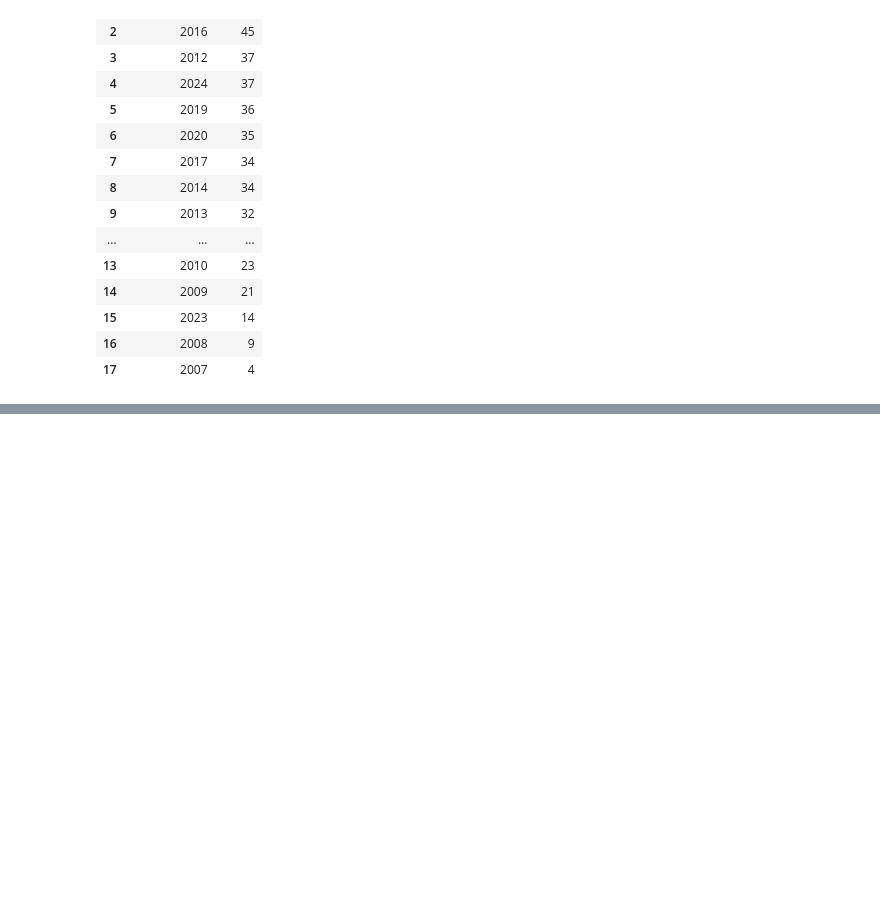
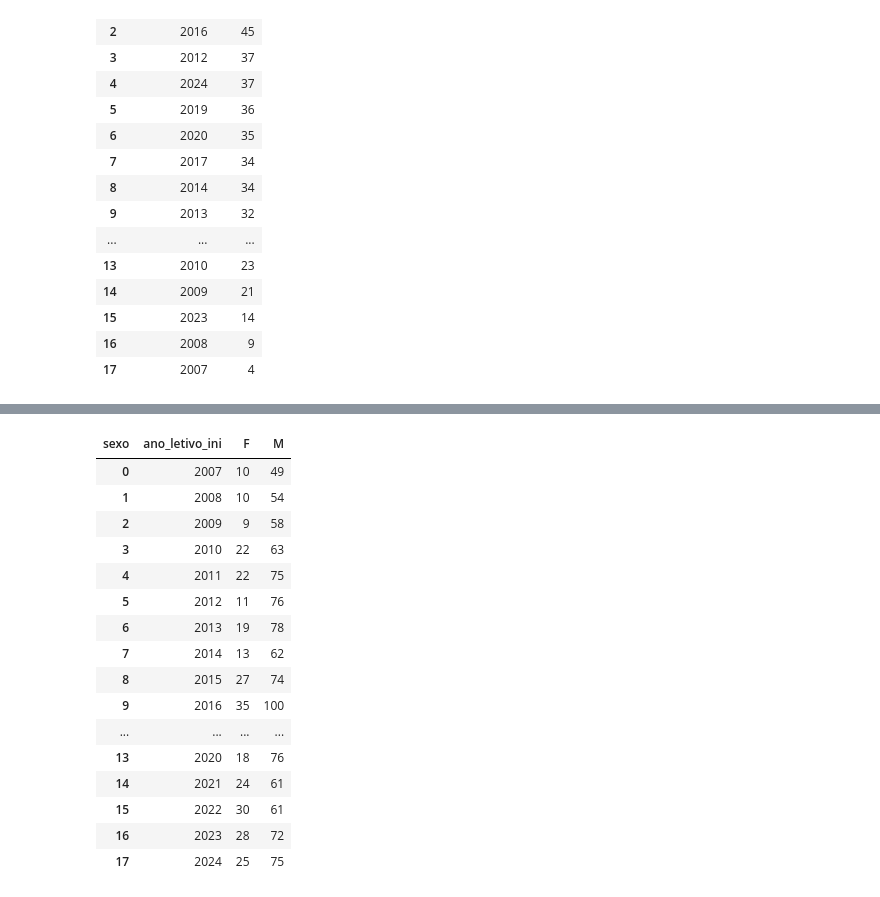
Before and after one commit to CarlosEduardo-araujo/Analise_Tcc, a Jupyter notebook: Notebooks/main_ifce.ipynb, the cells around one changed output, grey strips where cells are left out. Drawn from its saved outputs; the diff is of its cells as text; code cells hidden in the pictures; blank space fills up the shorter version.

```diff
--- a/Notebooks/main_ifce.ipynb
+++ b/Notebooks/main_ifce.ipynb
@@ -53,4 +53,4 @@ def snake_case(df):
     df.columns = cols_new
     return df
 
-snake_case(df1)
+df1 = snake_case(df1)
@@ -361,0 +325,22 @@ ValueError: Mime type rendering requires nbformat>=4.2.0 but it is not installed
+# %%
+df_gen = pd.pivot_table(df1, index = "ano_letivo_ini", columns= "sexo", values= "cod_matricula", aggfunc= "count").reset_index()
+# %%
+df_gen
+# %% [output]
+| sexo | ano_letivo_ini | F | M |
+| 0 | 2007 | 10 | 49 |
+| 1 | 2008 | 10 | 54 |
+| 2 | 2009 | 9 | 58 |
+| 3 | 2010 | 22 | 63 |
+| 4 | 2011 | 22 | 75 |
+| 5 | 2012 | 11 | 76 |
+| 6 | 2013 | 19 | 78 |
+| 7 | 2014 | 13 | 62 |
+| 8 | 2015 | 27 | 74 |
+| 9 | 2016 | 35 | 100 |
+| ... | ... | ... | ... |
+| 13 | 2020 | 18 | 76 |
+| 14 | 2021 | 24 | 61 |
+| 15 | 2022 | 30 | 61 |
+| 16 | 2023 | 28 | 72 |
+| 17 | 2024 | 25 | 75 |
```
Also changed, not shown: parts of 5 cells of this notebook, 1 other file.
